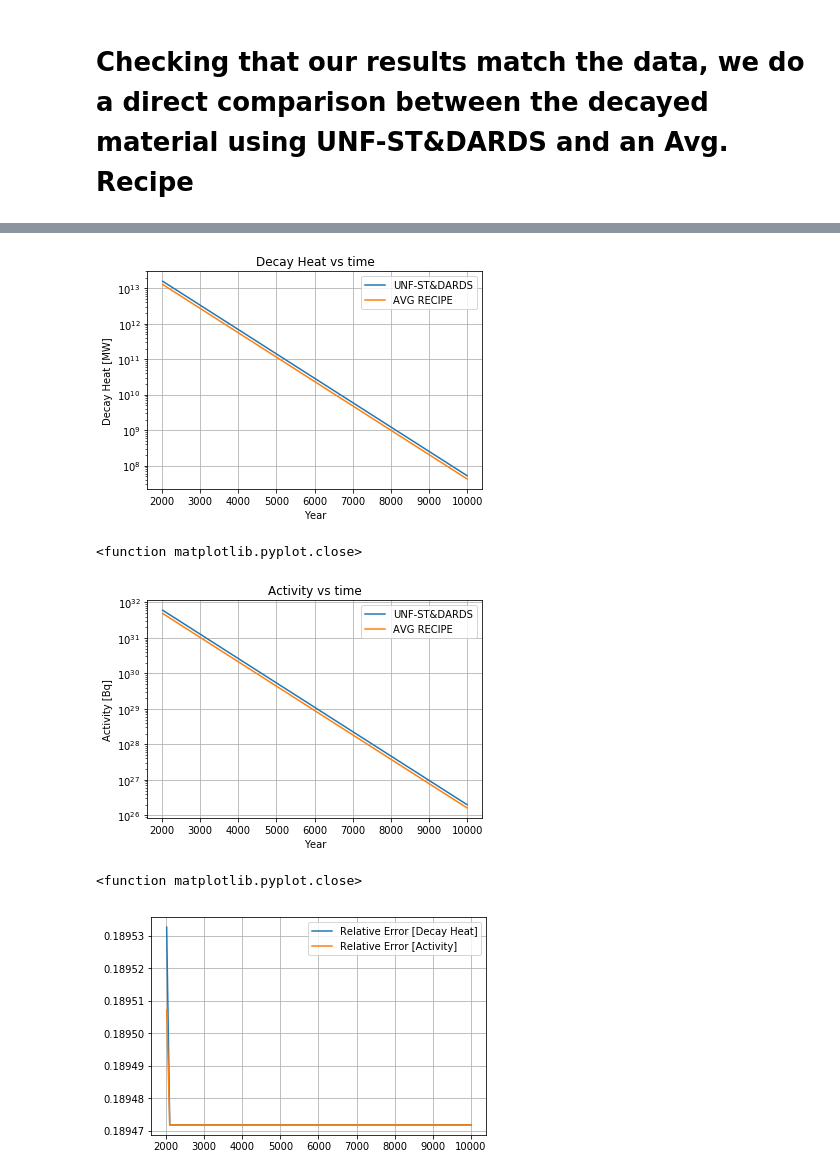
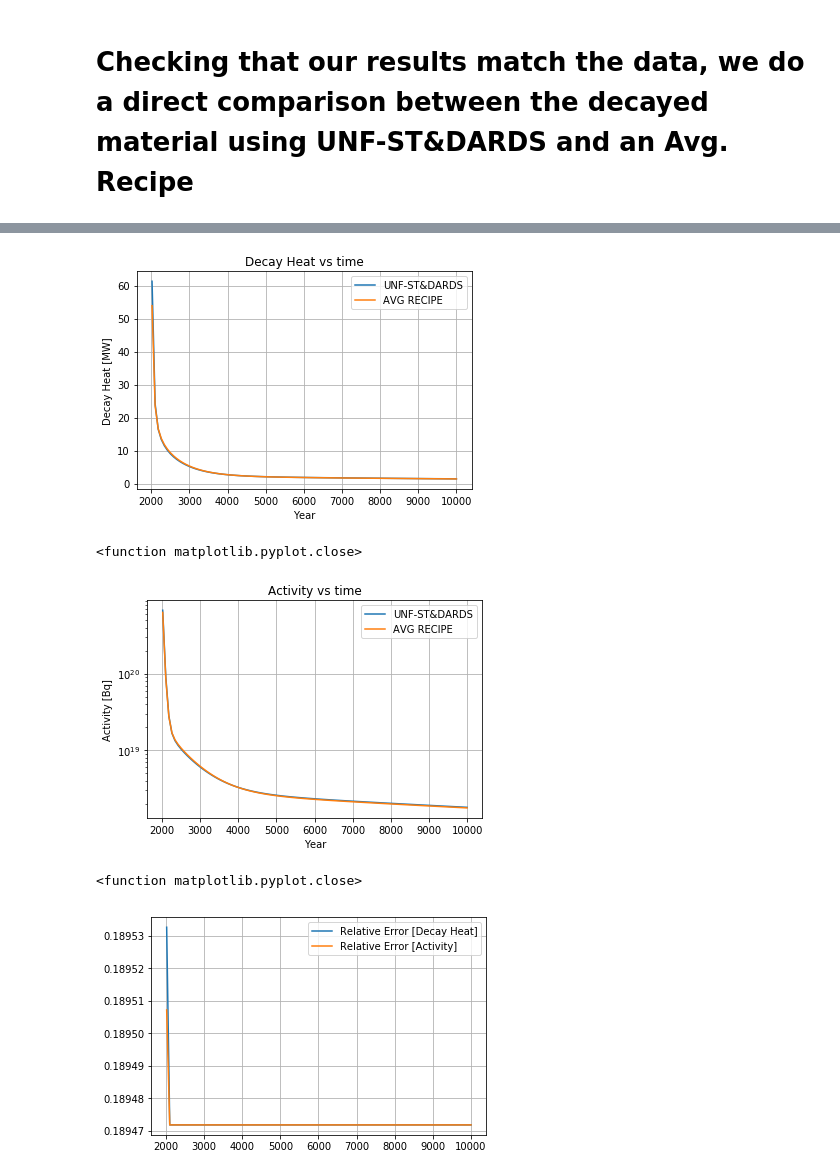
Before and after one commit to katyhuff/2018-bae-ornl, a Jupyter notebook: input/udb/udb-sensitivity.ipynb, the cells around one changed output, grey strips where cells are left out. Cells and saved outputs as stored; diff of their text form; code cells hidden in the pictures.

```diff
--- a/input/udb/udb-sensitivity.ipynb
+++ b/input/udb/udb-sensitivity.ipynb
@@ -212,7 +236,10 @@ import math
 
 def nansum(dictionary):
     summ = 0
-    for value in dictionary.values():
+    for key, value in dictionary.items():
+        # skip metastable isotopes
+        if str(key)[-1] == '1':
+            continue
         if not math.isnan(value):
              summ += value
     return summ
@@ -407,17 +518,17 @@ time_rec, act_rec = plot_activity(decayed_recipe_mat, 2020, 10000)
 err_heat = (heat_acc - heat_rec) / heat_acc
 err_act = (act_acc - act_rec) / act_acc
 # %%
-plt.semilogy(time_acc, heat_acc, label='UNF-ST&DARDS')
-plt.semilogy(time_rec, heat_rec, label='AVG RECIPE')
+plt.plot(time_acc, heat_acc, label='UNF-ST&DARDS')
+plt.plot(time_rec, heat_rec, label='AVG RECIPE')
 plt.title('Decay Heat vs time')
 plt.xlabel('Year')
 plt.ylabel('Decay Heat [MW]')
 plt.legend()
 plt.grid()
 plt.show()
 plt.close
 # %% [output]
-[figure, old version]
+[figure, new version]
 <function matplotlib.pyplot.close>
 # %%
 plt.semilogy(time_acc, act_acc, label='UNF-ST&DARDS')
@@ -430,7 +541,7 @@ plt.grid()
 plt.show()
 plt.close
 # %% [output]
-[figure, old version]
+[figure, new version]
 <function matplotlib.pyplot.close>
 # %%
 plt.plot(time_acc, err_heat, label='Relative Error [Decay Heat]')
```
Also changed, not shown: parts of 23 cells of this notebook, 9 other files.
